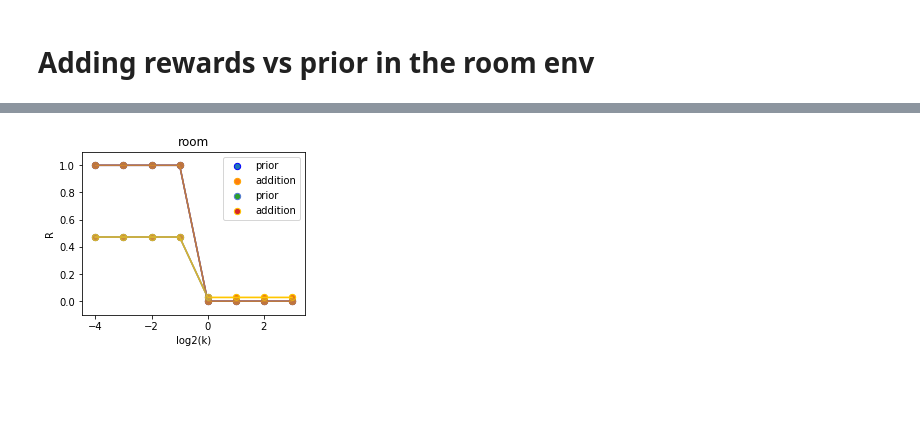
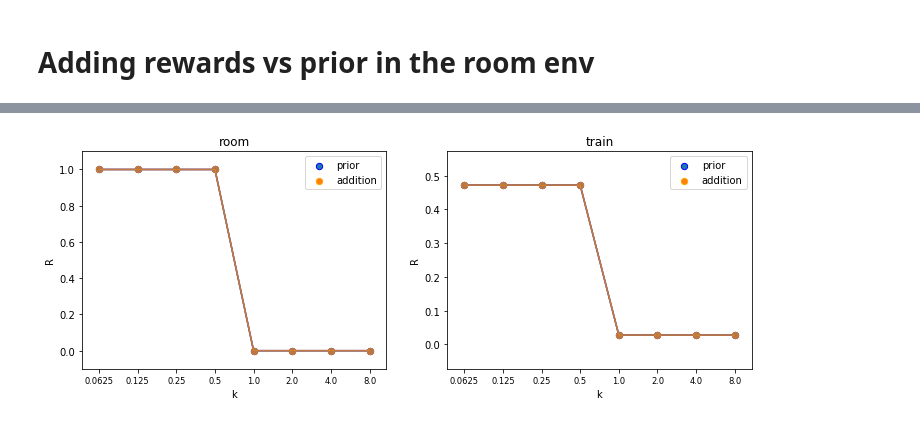
Before and after one commit to krasheninnikov/max-causal-ent-irl, a Jupyter notebook: tuning-hyperparams.ipynb, the cells around one changed output, grey strips where cells are left out. Cells and saved outputs as stored; diff of their text form; code cells hidden in the pictures; blank space fills up the shorter version.

Commit message:
a plot for the prior vs addition experiment

```diff
--- a/tuning-hyperparams.ipynb
+++ b/tuning-hyperparams.ipynb
@@ -126,8 +180,12 @@ plot_params_multiple([get_stats("mceirl", "apples", "default", "add_rewards", "w
 # %%
-def plot_params_multiple_one_plot(stats_list_per_env,
-                         c='b', color_list=['blue', 'orange', '#5177d6', '#ffc700'],
-                         env_names=['room', 'train', 'apples'], comb=['prior', 'addition','prior', 'addition']):
-    plt.figure(figsize=(4*len(stats_list_per_env), 3))
+def plot_params_multiple(stats_list_per_env,
+                         c='b', color_list=['blue', 'orange', 'b'],
+                         env_names=['room', 'train', 'apples'], comb=['prior', 'addition', 'b']):
+    ticks_string=[]
+    for i in stats_list_per_env[0][0][:,0]:
+        ticks_string.append(str(i))
+
+    plt.figure(figsize=(6*len(stats_list_per_env), 4))
     for j, stats_list in enumerate(stats_list_per_env):
         ax = plt.subplot(1, len(stats_list_per_env), j+1)
         stats_stack = np.vstack(stats_list)
@@ -145,21 +203,21 @@ def plot_params_multiple_one_plot(stats_list_per_env,
 
             ax.errorbar(np.log2(stats[:,0]), stats[:,1], yerr=[stats[:,2], stats[:,2]],
                             alpha=0.5, color=c, fmt='-o', capthick=3)
-
             ax.plot(np.log2(stats[:,0]), stats[:,1], color=c)
             #ax.semilogx(stats[:,0], stats[:,1], color=c)
 
-            plt.xlabel("log2(k)")
+            plt.xticks(np.log2(stats[:,0]), ticks_string, size='small')
+            plt.xlabel("k")
             plt.ylabel("R")
             plt.legend(loc="best")
         plt.title(env_names[j])
     plt.show()
 # %%
-stats_list_per_env = [[get_stats("mceirl", "room", "default", "use_prior", "k",  "./results/use_prior_vs_add_r"),
-                      get_stats("mceirl", "room", "default", "add_rewards", "k",  "./results/use_prior_vs_add_r"),
-                      get_stats("mceirl", "train", "default", "use_prior", "k",  "./results/use_prior_vs_add_r"),
-                      get_stats("mceirl", "train", "default", "add_rewards", "k",  "./results/use_prior_vs_add_r")]]
+stats_list_per_envstats_li  = [[get_stats("mceirl", "room", "default", "use_prior", "k",  "./results/use_prior_vs_add_r_5k_steps"),
+                      get_stats("mceirl", "room", "default", "add_rewards", "k",  "./results/use_prior_vs_add_r_5k_steps")],
+                     [get_stats("mceirl", "train", "default", "use_prior", "k",  "./results/use_prior_vs_add_r_5k_steps"),
+                      get_stats("mceirl", "train", "default", "add_rewards", "k",  "./results/use_prior_vs_add_r_5k_steps")]]
 
-plot_params_multiple_one_plot(stats_list_per_env)
+plot_params_multiple(stats_list_per_envstats_li)
 # %% [output]
-[figure, old version]
+[figure, new version]
```
Also changed, not shown: parts of 6 cells of this notebook, 1 other file.
